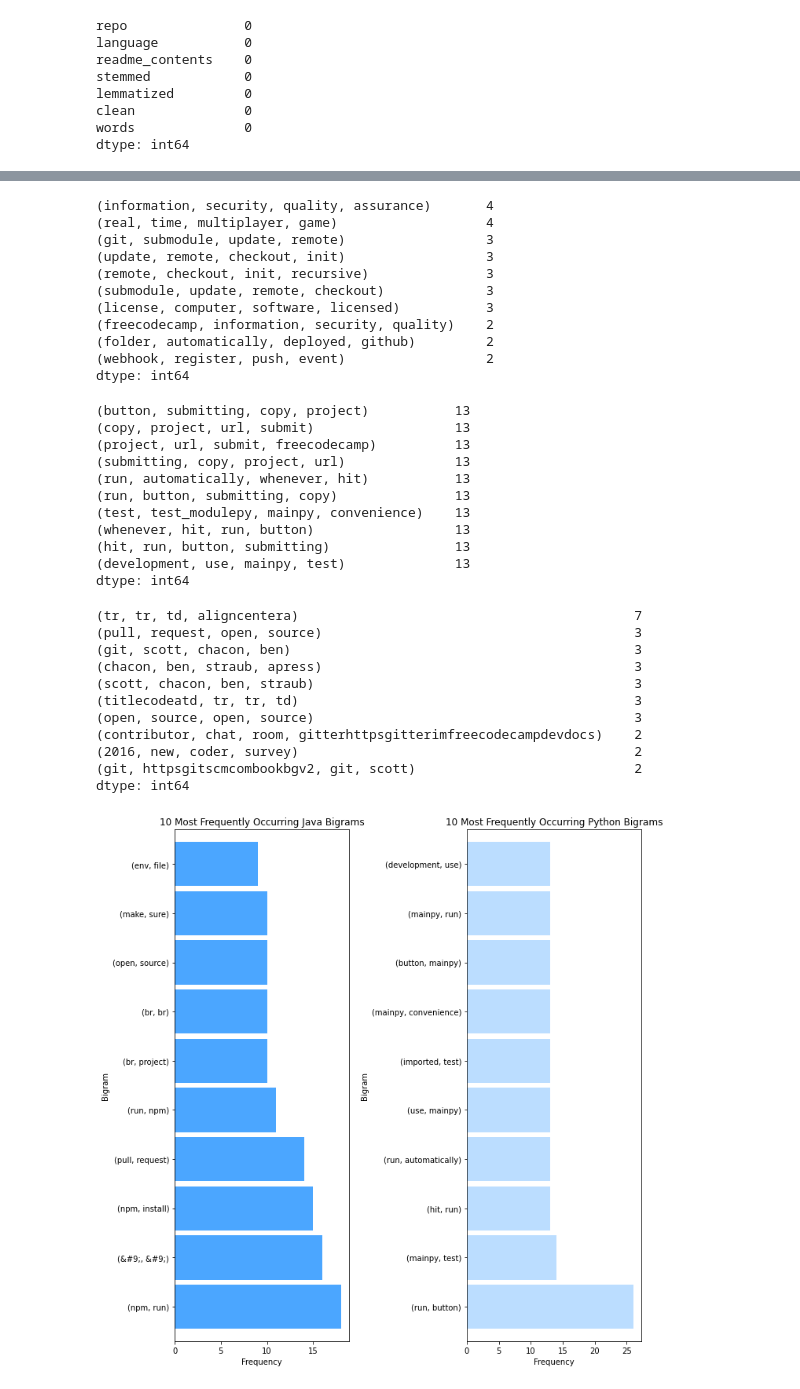
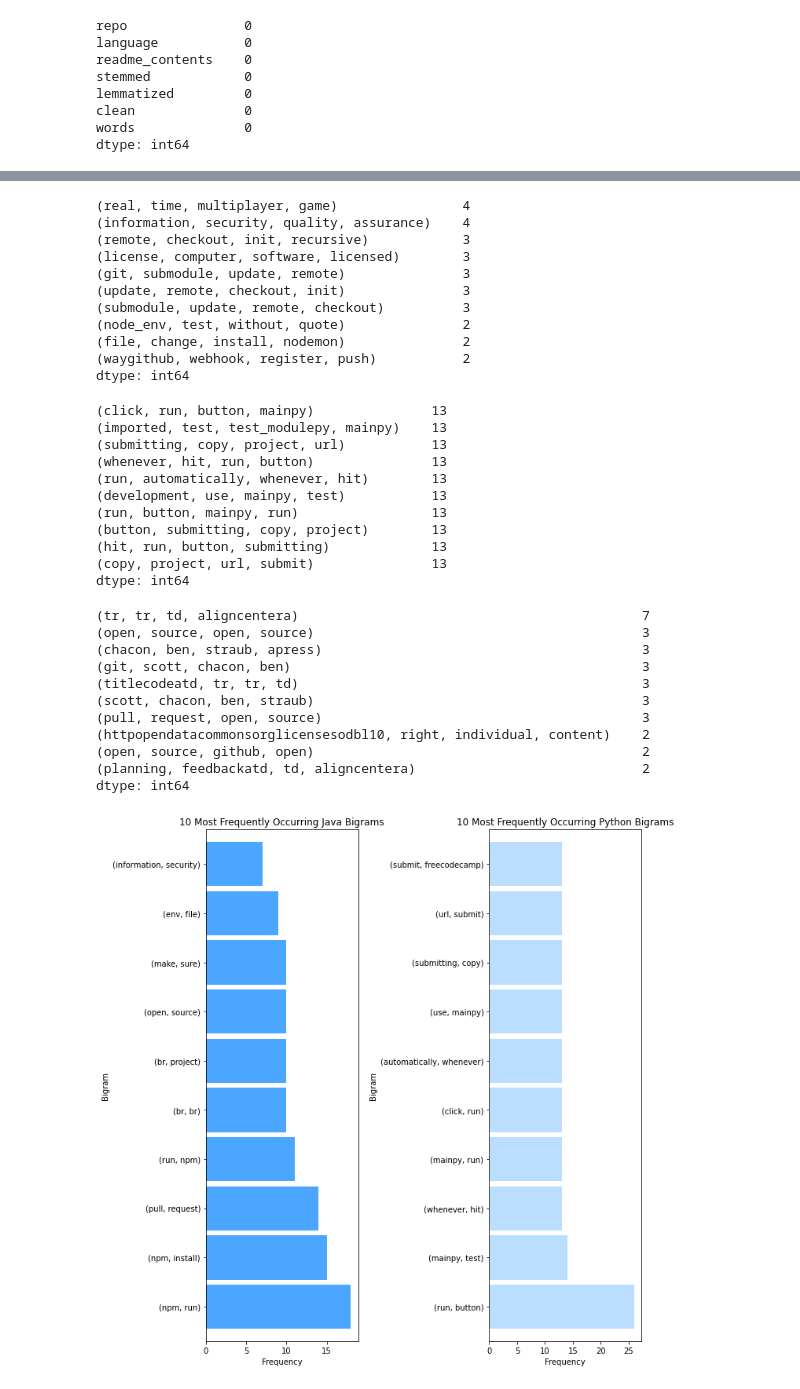
Before and after one commit to AAranda10/nlp-project, a Jupyter notebook: austin_explore.ipynb, the cells around one changed output, grey strips where cells are left out. Drawn from its saved outputs; the diff is of its cells as text; code cells hidden in the pictures.

```diff
--- a/austin_explore.ipynb
+++ b/austin_explore.ipynb
@@ -35,7 +35,7 @@ data.head()
 | 4 | freeCodeCamp/devdocs | Ruby | # [DevDocs](https://devdocs.io) —... |
 | 5 | freeCodeCamp/news-theme | Handlebars | ![freeCodeCamp.org Social Banner]... |
 # %%
-df = prep.prep_data(data, 'readme_contents', extra_words=[], exclude_words=[])
+df = prep.prep_data(data, 'readme_contents', extra_words=['&#9;'], exclude_words=[])
 # %%
 df.head()
 # %% [output]
@@ -288,58 +288,58 @@ dtype: int64
 # %%
 java_fourgrams
 # %% [output]
-(information, security, quality, assurance)       4
-(real, time, multiplayer, game)                   4
-(git, submodule, update, remote)                  3
-(update, remote, checkout, init)                  3
-(remote, checkout, init, recursive)               3
-(submodule, update, remote, checkout)             3
-(license, computer, software, licensed)           3
-(freecodecamp, information, security, quality)    2
-(folder, automatically, deployed, github)         2
-(webhook, register, push, event)                  2
+(real, time, multiplayer, game)                4
+(information, security, quality, assurance)    4
+(remote, checkout, init, recursive)            3
+(license, computer, software, licensed)        3
+(git, submodule, update, remote)               3
+(update, remote, checkout, init)               3
+(submodule, update, remote, checkout)          3
+(node_env, test, without, quote)               2
+(file, change, install, nodemon)               2
+(waygithub, webhook, register, push)           2
 dtype: int64
 # %%
 python_fourgrams
 # %% [output]
-(button, submitting, copy, project)           13
-(copy, project, url, submit)                  13
-(project, url, submit, freecodecamp)          13
-(submitting, copy, project, url)              13
-(run, automatically, whenever, hit)           13
-(run, button, submitting, copy)               13
-(test, test_modulepy, mainpy, convenience)    13
-(whenever, hit, run, button)                  13
-(hit, run, button, submitting)                13
-(development, use, mainpy, test)              13
+(click, run, button, mainpy)               13
+(imported, test, test_modulepy, mainpy)    13
+(submitting, copy, project, url)           13
+(whenever, hit, run, button)               13
+(run, automatically, whenever, hit)        13
+(development, use, mainpy, test)           13
+(run, button, mainpy, run)                 13
+(button, submitting, copy, project)        13
+(hit, run, button, submitting)             13
+(copy, project, url, submit)               13
 dtype: int64
 # %%
 other_fourgrams
 # %% [output]
-(tr, tr, td, aligncentera)                                           7
-(pull, request, open, source)                                        3
-(git, scott, chacon, ben)                                            3
-(chacon, ben, straub, apress)                                        3
-(scott, chacon, ben, straub)                                         3
-(titlecodeatd, tr, tr, td)                                           3
-(open, source, open, source)                                         3
-(contributor, chat, room, gitterhttpsgitterimfreecodecampdevdocs)    2
-(2016, new, coder, survey)                                           2
-(git, httpsgitscmcombookbgv2, git, scott)                            2
+(tr, tr, td, aligncentera)                                            7
+(open, source, open, source)                                          3
+(chacon, ben, straub, apress)                                         3
+(git, scott, chacon, ben)                                             3
+(titlecodeatd, tr, tr, td)                                            3
+(scott, chacon, ben, straub)                                          3
+(pull, request, open, source)                                         3
+(httpopendatacommonsorglicensesodbl10, right, individual, content)    2
+(open, source, github, open)                                          2
+(planning, feedbackatd, td, aligncentera)                             2
 dtype: int64
 # %%
 plt.subplot(121)
-java_bigrams.plot.barh(color='dodgerblue', width=.9, figsize=(10, 10), alpha=.8)
+java_bigrams.plot.barh(color='dodgerblue', width=.9, figsize=(12, 8), alpha=.8)
 plt.title('10 Most Frequently Occurring Java Bigrams')
 plt.ylabel('Bigram')
 plt.xlabel('Frequency')
 
 plt.subplot(122)
 python_bigrams.plot.barh(color='dodgerblue', width=.9, figsize=(10, 10), alpha=.3)
 plt.title('10 Most Frequently Occurring Python Bigrams')
 plt.ylabel('Bigram')
 plt.xlabel('Frequency')
 plt.tight_layout()
 plt.show()
 # %% [output]
-[figure, old version]
+[figure, new version]
```
Also changed, not shown: parts of 13 cells of this notebook.
